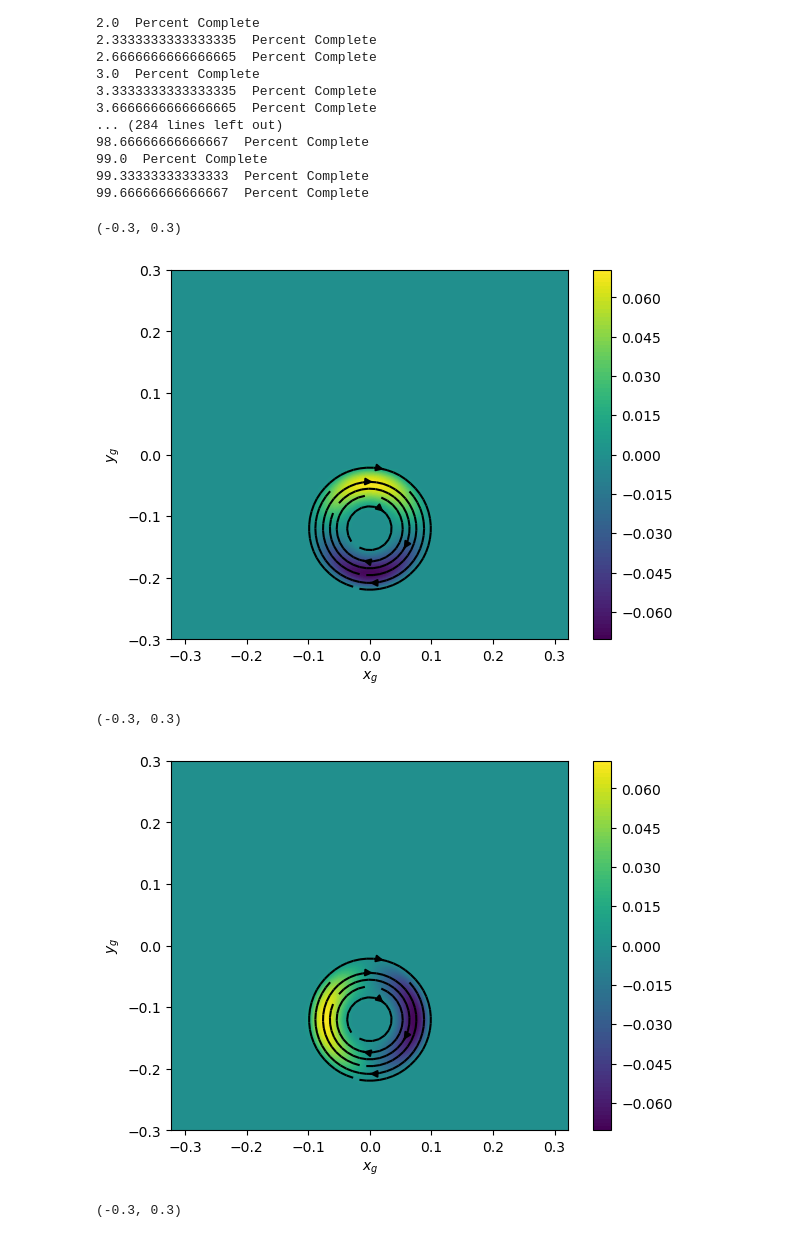
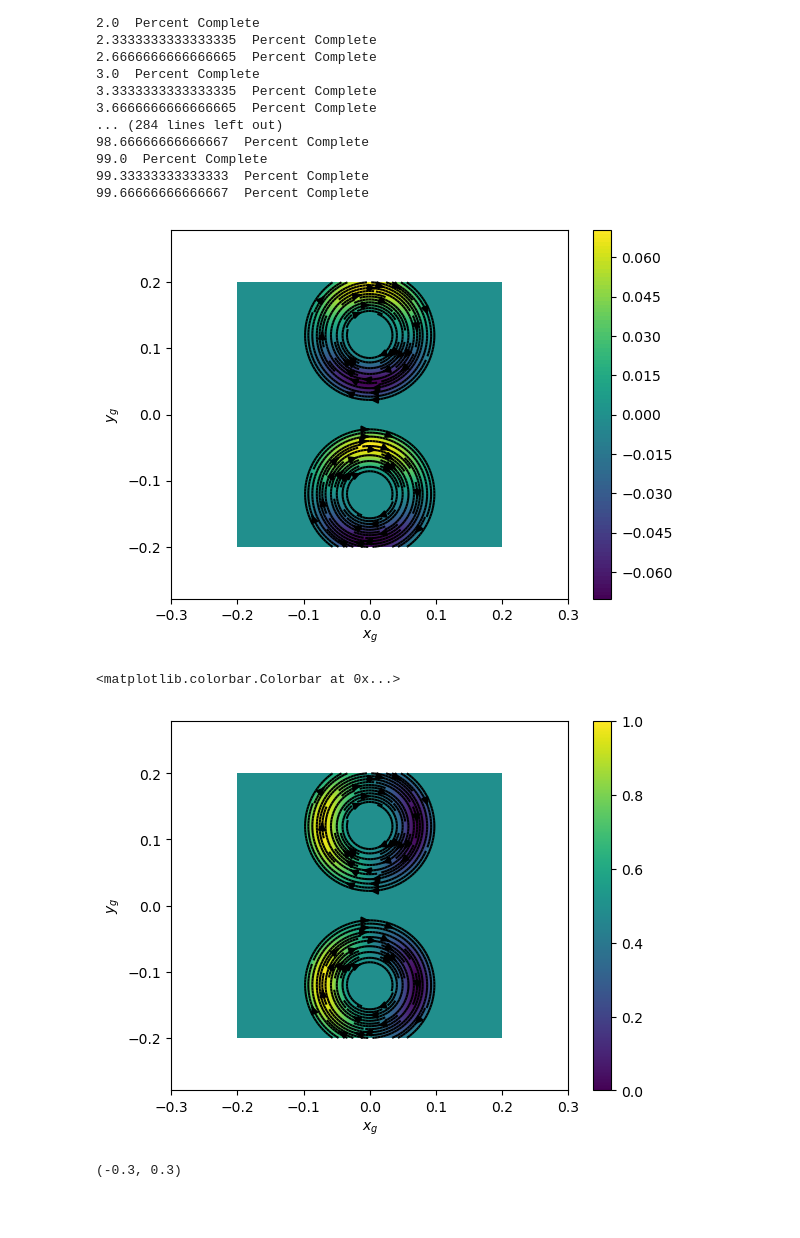
Before and after one commit to vandelij/plasma_diagnostic_hw, a Jupyter notebook: HW4.ipynb, the cells around one changed output. Drawn from its saved outputs; the diff is of its cells as text; code cells hidden in the pictures; blank space fills up the shorter version.

```diff
--- a/HW4.ipynb
+++ b/HW4.ipynb
@@ -227,6 +227,12 @@ By1 = np.zeros_like(X)
 Ex1 = np.zeros_like(X)
 Ey1 = np.zeros_like(X)
 
+Bx2 = np.zeros_like(X)
+By2 = np.zeros_like(X)
+Ex2 = np.zeros_like(X)
+Ey2 = np.zeros_like(X)
+
+
 for ix in range(X.shape[0]):
     print(100*ix/X.shape[0], ' Percent Complete')
     for iy in range(X.shape[1]):
@@ -237,6 +243,11 @@ for ix in range(X.shape[0]):
         By1[ix, iy] = B1(x,y)[1]
         Ex1[ix, iy] = E1(x,y)[0]
         Ey1[ix, iy] = E1(x,y)[1]
+
+        Bx2[ix, iy] = B2(x,y)[0]
+        By2[ix, iy] = B2(x,y)[1]
+        Ex2[ix, iy] = E2(x,y)[0]
+        Ey2[ix, iy] = E2(x,y)[1]
 # %% [output]
 0.0  Percent Complete
 0.3333333333333333  Percent Complete
@@ -257,30 +268,39 @@ for ix in range(X.shape[0]):
 99.66666666666667  Percent Complete
 # %%
 fig, axs = plt.subplots()
-plt.contourf(X,Y,Bx1, levels=100)
+plt.contourf(X,Y,Bx1+Bx2, levels=100)
 plt.colorbar()
-plt.streamplot(X, Y, Bx1, By1, color='black', density=6)
+plt.streamplot(X, Y, Bx1, By1, color='black', density=3)
 plt.axis('equal')
 plt.xlabel(r'$x_g$')
 plt.ylabel(r'$y_g$')
 plt.xlim((-Ly*2.5, Ly*2.5))
 plt.ylim((-Ly*2.5, Ly*2.5))
+
+plotboth = True
+if plotboth == True:
+    plt.streamplot(X, Y, Bx2, By2, color='black', density=3)
 # %% [output]
-(-0.3, 0.3)
-[figure, old version]
+[figure, new version]
 # %%
 fig, axs = plt.subplots()
-plt.contourf(X,Y,By1, levels=100)
-plt.colorbar()
-plt.streamplot(X, Y, Bx1, By1, color='black', density=6)
+
+
+plt.streamplot(X, Y, Bx1, By1, color='black', density=3)
 plt.axis('equal')
 plt.xlabel(r'$x_g$')
 plt.ylabel(r'$y_g$')
 plt.xlim((-Ly*2.5, Ly*2.5))
 plt.ylim((-Ly*2.5, Ly*2.5))
+if plotboth == True:
+    plt.contourf(X,Y,By1+By2, levels=100)
+    plt.streamplot(X, Y, Bx2, By2, color='black', density=3)
+else:
+    plt.contourf(X,Y,By1, levels=100)
+plt.colorbar()
 # %% [output]
-(-0.3, 0.3)
+<matplotlib.colorbar.Colorbar at 0x...>
-[figure, old version]
+[figure, new version]
 # %%
 fig, axs = plt.subplots()
 plt.contourf(X,Y,Ex1, levels=100, cmap='inferno')
```
Also changed, not shown: parts of 1 cell of this notebook.
